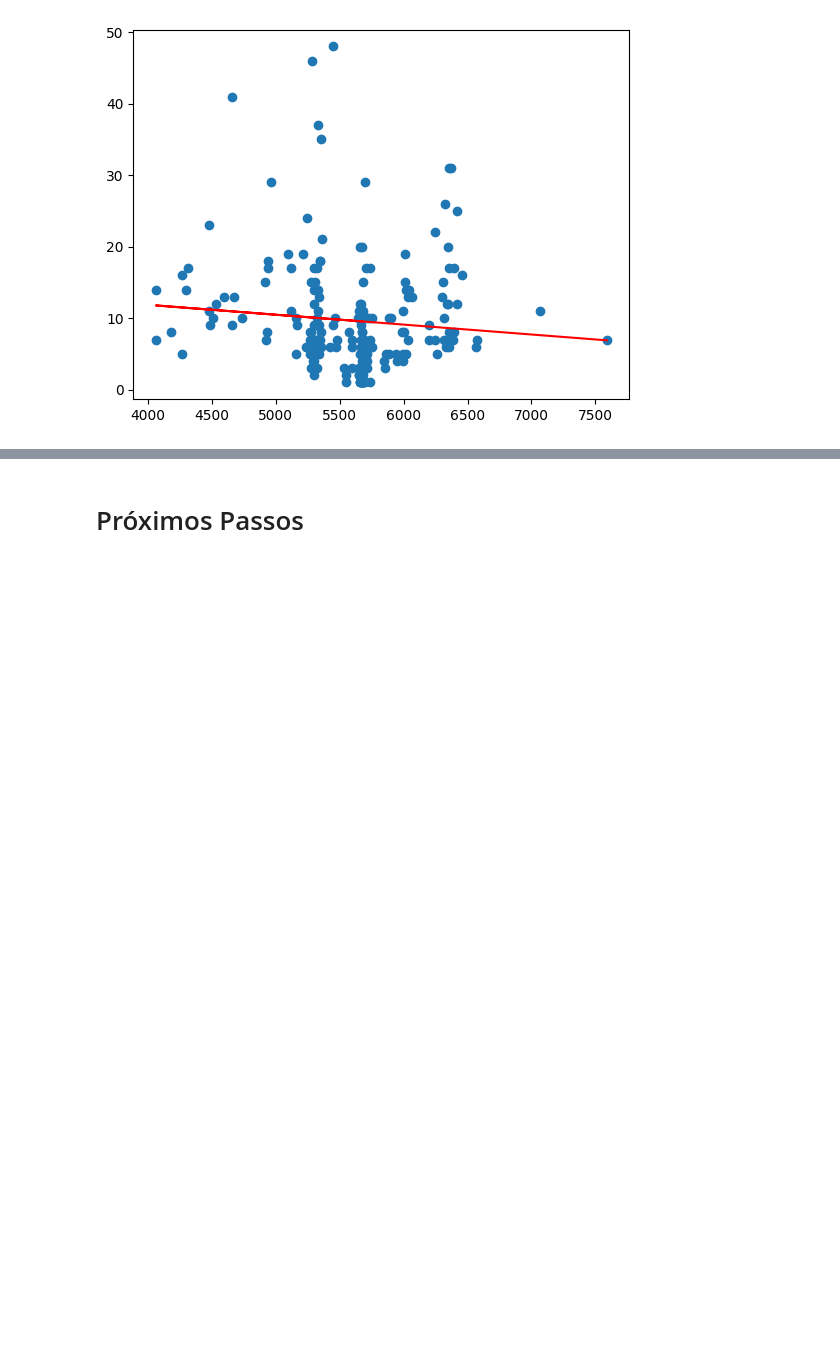
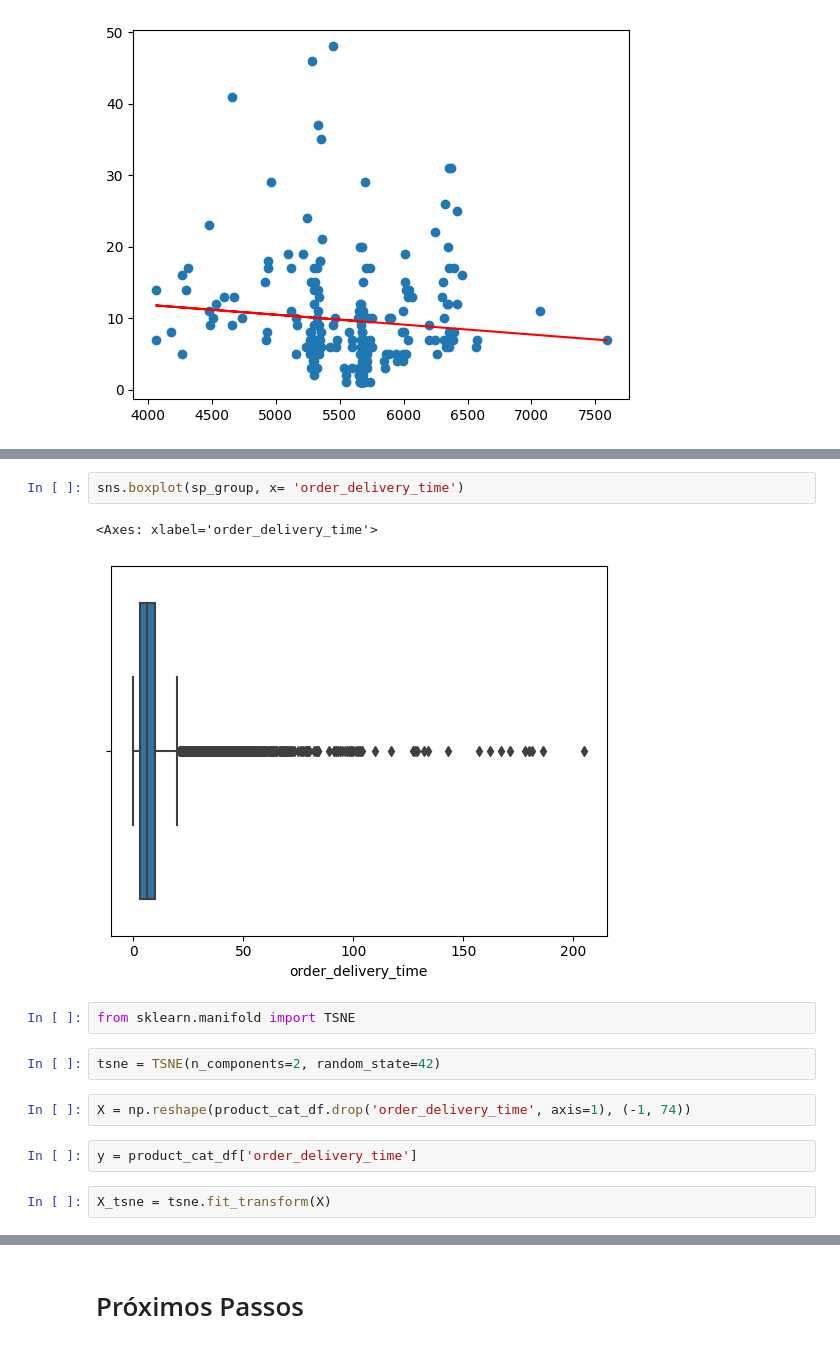
Before and after one commit to andrey-lolobrigida/brazilian_ecommerce, a Jupyter notebook: notebooks/c0.5-alb-experiments.ipynb, the cells around one changed output, grey strips where cells are left out. Saved outputs shown, nothing was run; the diff lists cells and outputs as text; blank space fills up the shorter version.

```diff
--- a/notebooks/c0.5-alb-experiments.ipynb
+++ b/notebooks/c0.5-alb-experiments.ipynb
@@ -714,0 +773,15 @@ plt.show()
+# %%
+sns.boxplot(sp_group, x= 'order_delivery_time')
+# %% [output]
+<Axes: xlabel='order_delivery_time'>
+[figure, added]
+# %%
+from sklearn.manifold import TSNE
+# %%
+tsne = TSNE(n_components=2, random_state=42)
+# %%
+X = np.reshape(product_cat_df.drop('order_delivery_time', axis=1), (-1, 74))
+# %%
+y = product_cat_df['order_delivery_time']
+# %%
+X_tsne = tsne.fit_transform(X)
```
Also changed, not shown: parts of 21 cells of this notebook.
